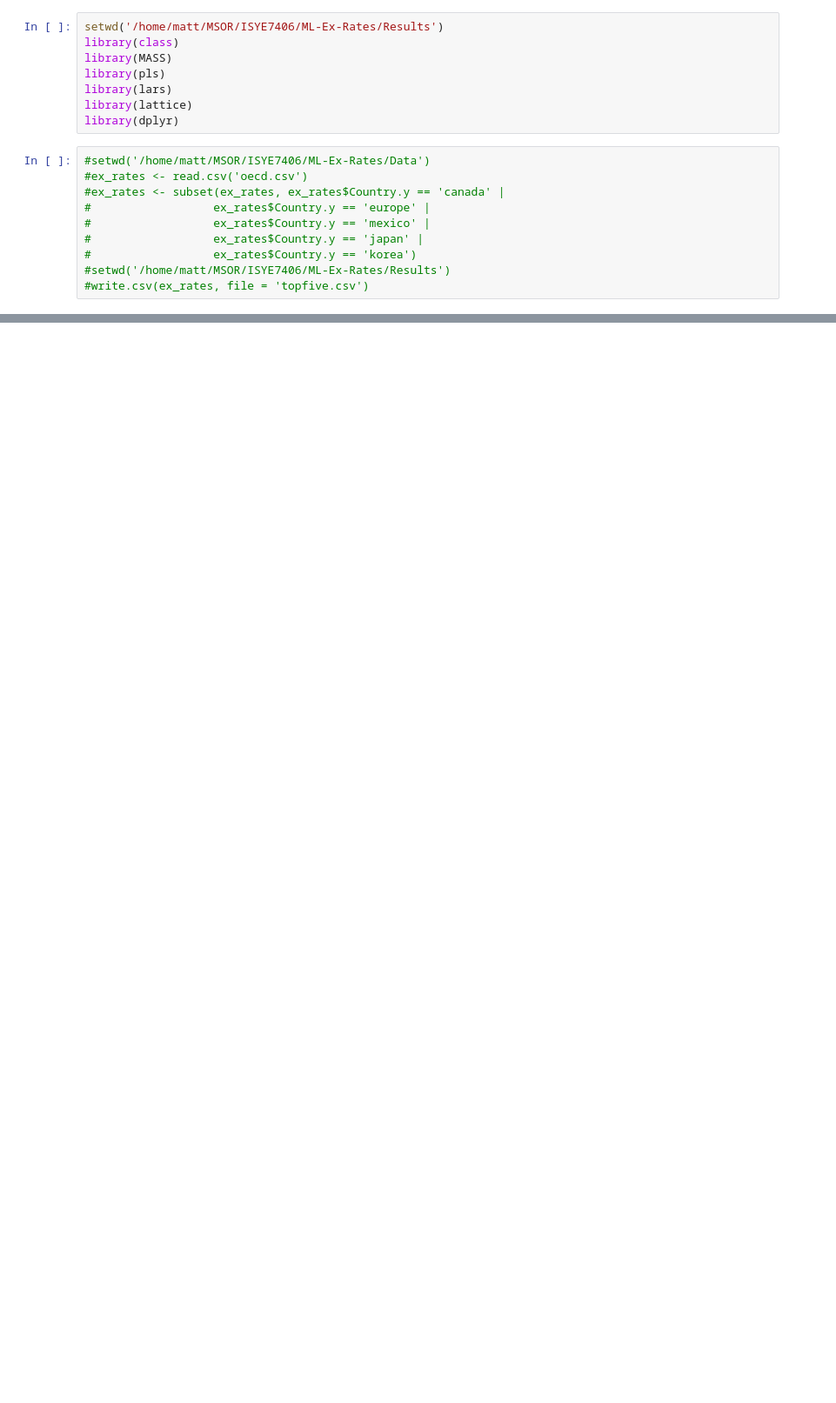
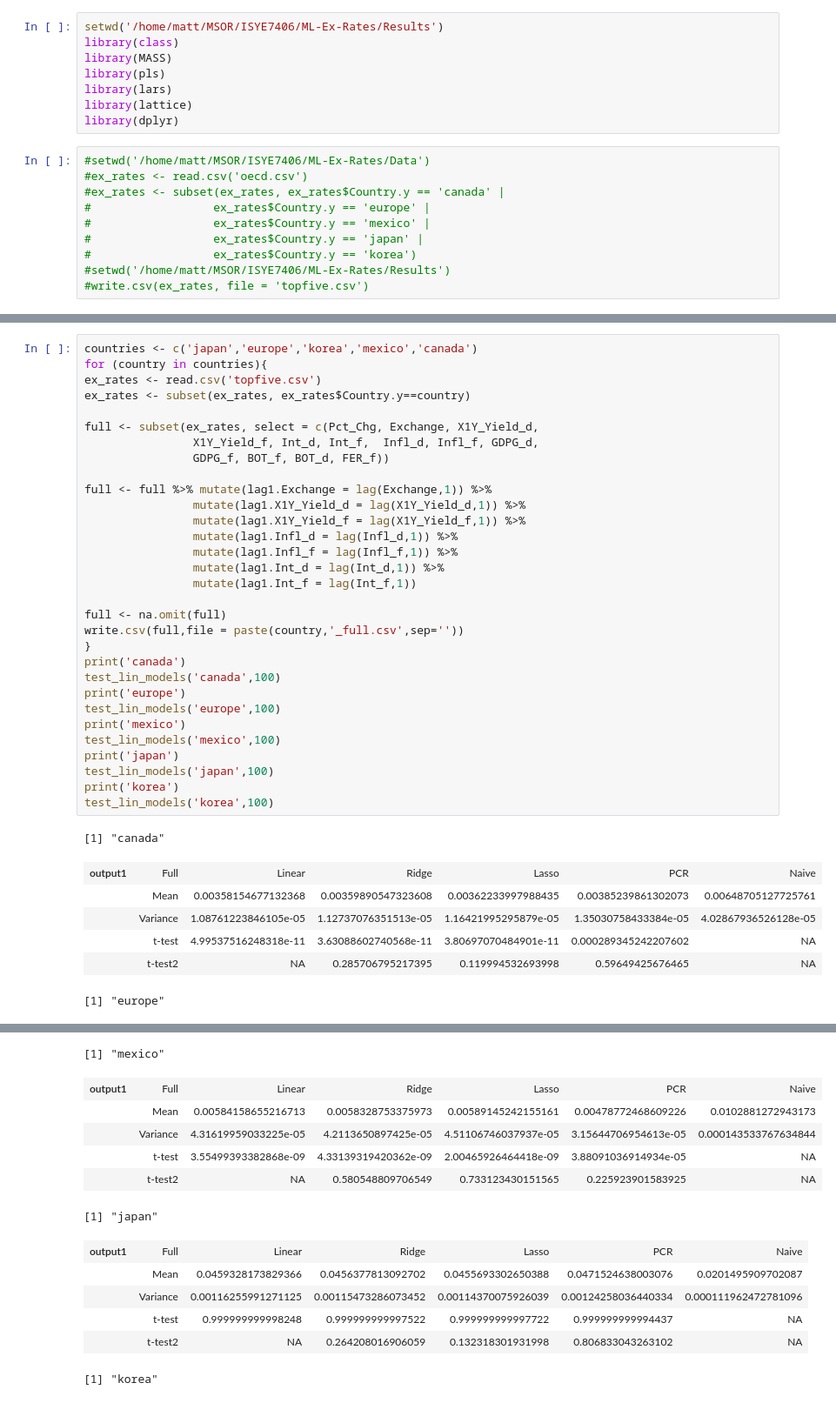
Before and after one commit to MthwRobinson/ML-Ex-Rates, a Jupyter notebook: Results/linear_models.ipynb, the cells around one changed output, grey strips where cells are left out. Shown at 87% size. Drawn from its saved outputs; the diff is of its cells as text; blank space fills up the shorter version.

```diff
--- a/Results/linear_models.ipynb
+++ b/Results/linear_models.ipynb
@@ -18,0 +256,39 @@ library(dplyr)
+# %%
+countries <- c('japan','europe','korea','mexico','canada')
+for (country in countries){
+ex_rates <- read.csv('topfive.csv')
+ex_rates <- subset(ex_rates, ex_rates$Country.y==country)
+
+full <- subset(ex_rates, select = c(Pct_Chg, Exchange, X1Y_Yield_d,
+                X1Y_Yield_f, Int_d, Int_f,  Infl_d, Infl_f, GDPG_d,
+                GDPG_f, BOT_f, BOT_d, FER_f))
+
+full <- full %>% mutate(lag1.Exchange = lag(Exchange,1)) %>%
+                mutate(lag1.X1Y_Yield_d = lag(X1Y_Yield_d,1)) %>%
+                mutate(lag1.X1Y_Yield_f = lag(X1Y_Yield_f,1)) %>%
+                mutate(lag1.Infl_d = lag(Infl_d,1)) %>%
+                mutate(lag1.Infl_f = lag(Infl_f,1)) %>%
+                mutate(lag1.Int_d = lag(Int_d,1)) %>%
+                mutate(lag1.Int_f = lag(Int_f,1))
+
+full <- na.omit(full)
+write.csv(full,file = paste(country,'_full.csv',sep=''))
+}
+print('canada')
+test_lin_models('canada',100)
+print('europe')
+test_lin_models('europe',100)
+print('mexico')
+test_lin_models('mexico',100)
+print('japan')
+test_lin_models('japan',100)
+print('korea')
+test_lin_models('korea',100)
+# %% [output]
+[1] "canada"
+| output1 | Full | Linear | Ridge | Lasso | PCR | Naive |
+|  | Mean | 0.00358154677132368 | 0.00359890547323608 | 0.00362233997988435 | 0.00385239861302073 | 0.00648705127725761 |
+|  | Variance | 1.08761223846105e-05 | 1.12737076351513e-05 | 1.16421995295879e-05 | 1.35030758433384e-05 | 4.02867936526128e-05 |
+|  | t-test | 4.99537516248318e-11 | 3.63088602740568e-11 | 3.80697070484901e-11 | 0.000289345242207602 | NA |
+|  | t-test2 | NA | 0.285706795217395 | 0.119994532693998 | 0.59649425676465 | NA |
+[1] "europe"
@@ -18,0 +300,13 @@ library(dplyr)
+[1] "mexico"
+| output1 | Full | Linear | Ridge | Lasso | PCR | Naive |
+|  | Mean | 0.00584158655216713 | 0.0058328753375973 | 0.00589145242155161 | 0.00478772468609226 | 0.0102881272943173 |
+|  | Variance | 4.31619959033225e-05 | 4.2113650897425e-05 | 4.51106746037937e-05 | 3.15644706954613e-05 | 0.000143533767634844 |
+|  | t-test | 3.55499393382868e-09 | 4.33139319420362e-09 | 2.00465926464418e-09 | 3.88091036914934e-05 | NA |
+|  | t-test2 | NA | 0.580548809706549 | 0.733123430151565 | 0.225923901583925 | NA |
+[1] "japan"
+| output1 | Full | Linear | Ridge | Lasso | PCR | Naive |
+|  | Mean | 0.0459328173829366 | 0.0456377813092702 | 0.0455693302650388 | 0.0471524638003076 | 0.0201495909702087 |
+|  | Variance | 0.00116255991271125 | 0.00115473286073452 | 0.00114370075926039 | 0.00124258036440334 | 0.000111962472781096 |
+|  | t-test | 0.999999999998248 | 0.999999999997522 | 0.999999999997722 | 0.999999999994437 | NA |
+|  | t-test2 | NA | 0.264208016906059 | 0.132318301931998 | 0.806833043263102 | NA |
+[1] "korea"
```
Also changed, not shown: parts of 15 cells of this notebook, 15 other files.
